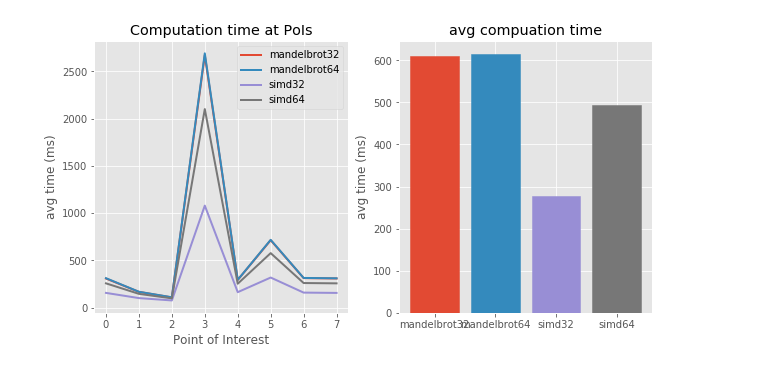
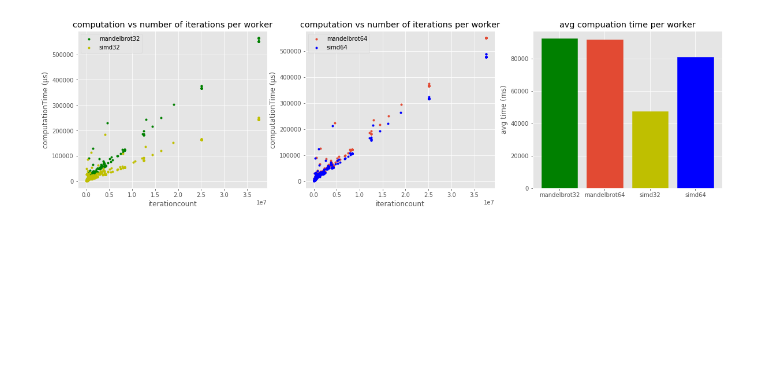
Before and after one commit to eragp/mandelbrot, a Jupyter notebook: eval/implementations_eval.ipynb, the cells around one changed output. Saved outputs shown, nothing was run; the diff lists cells and outputs as text; code cells hidden in the pictures; blank space fills up the shorter version.

```diff
--- a/eval/implementations_eval.ipynb
+++ b/eval/implementations_eval.ipynb
@@ -45,37 +63,47 @@ print(mandelbrot32, mandelbrot64, simd32, simd64)
 # %%
 # Data for plotting
 x = np.arange(len(simd64))
 names = ["mandelbrot32", "mandelbrot64", "simd32", "simd64"]
 
 plt.style.use('ggplot')
-fig, (line, bar) = plt.subplots(1, 2, figsize=(10,5))
-p0 = line.plot(x, mandelbrot32, label=names[0], lw=2)
-p1 = line.plot(x, mandelbrot64, label=names[1], lw=2)
-p2 = line.plot(x, simd32, label=names[2], lw=2)
-p3 = line.plot(x, simd64, label=names[3], lw=2)
-line.legend()
+fig, (line32, line64, bar) = plt.subplots(1, 3, figsize=(20,5))
 
-line.set(xlabel='Point of Interest', ylabel='avg time (ms)',
-       title='Computation time at PoIs')
-line.grid(True)
+comp32, it32, pix32 = zip(*mandelbrot32)
+p0 = line32.plot(list(it32), list(comp32), label=names[0], lw=0, marker=".",color="g")
+comp64, it64, pix64 = zip(*mandelbrot64)
+p1 = line64.plot(list(it64), list(comp64), label=names[1], lw=0, marker=".")
+compsimd32, itsimd32, pixsimd32 = zip(*simd32)
+p2 = line32.plot(list(itsimd32), list(compsimd32), label=names[2], lw=0, marker=".",  color="y")
+compsimd64, itsimd64, pixsimd64 = zip(*simd64)
+p3 = line64.plot(list(itsimd64), list(compsimd64), label=names[3], lw=0, marker=".",  color="b")
+line32.legend()
+line64.legend()
 
-avg = np.asarray([np.average(mandelbrot32), np.average(mandelbrot64), np.average(simd32), np.average(simd64)])
+line32.set(xlabel='iterationcount', ylabel='computationTime (µs)',
+       title='computation vs number of iterations per worker')
+line64.set(xlabel='iterationcount', ylabel='computationTime (µs)',
+       title='computation vs number of iterations per worker')
+line32.grid(True)
+line64.grid(True)
+
+avg = np.asarray([np.average(comp32), np.average(comp64), np.average(compsimd32), np.average(compsimd64)])
 x_avg = np.arange(len(avg))
 
 barlist = bar.bar(x_avg, avg)
 # set colors of bars to match colors in line plot
+#TODO this bar graph 3 times: worst 25%, average 50%, best 25%
 barlist[0].set_color(p0[0].get_color())
 barlist[1].set_color(p1[0].get_color())
 barlist[2].set_color(p2[0].get_color())
 barlist[3].set_color(p3[0].get_color())
 
 bar.set_xticks(x_avg)
 bar.set_xticklabels(names)
 bar.set(ylabel="avg time (ms)",
-       title="avg compuation time")
+       title="avg compuation time per worker")
 bar.grid(True)
 
 # fig.savefig("impl_test.svg", format="svg")
 plt.show()
 # %% [output]
-[figure, old version]
+[figure, new version]
```
Also changed, not shown: parts of 6 cells of this notebook, 9 other files.
